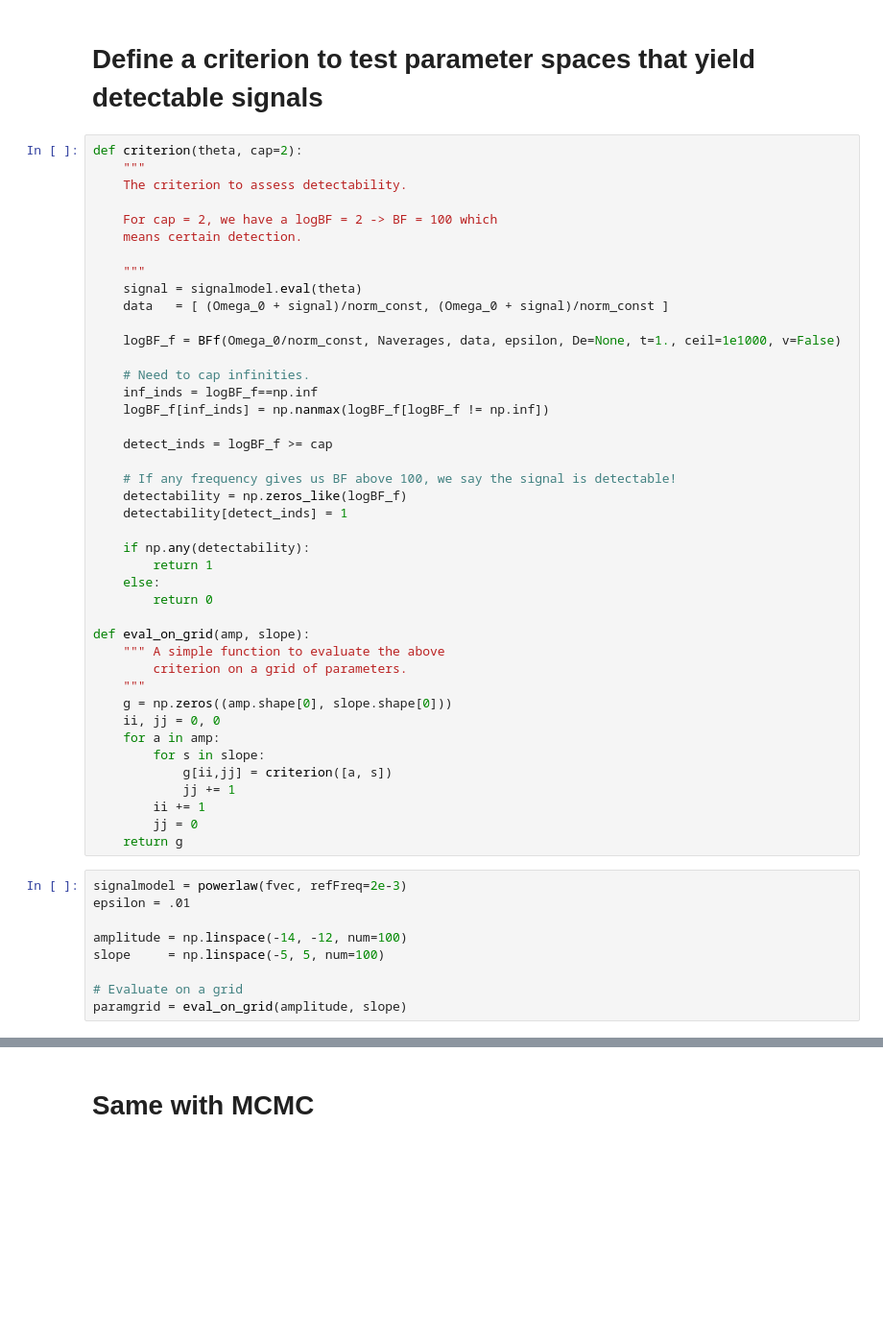
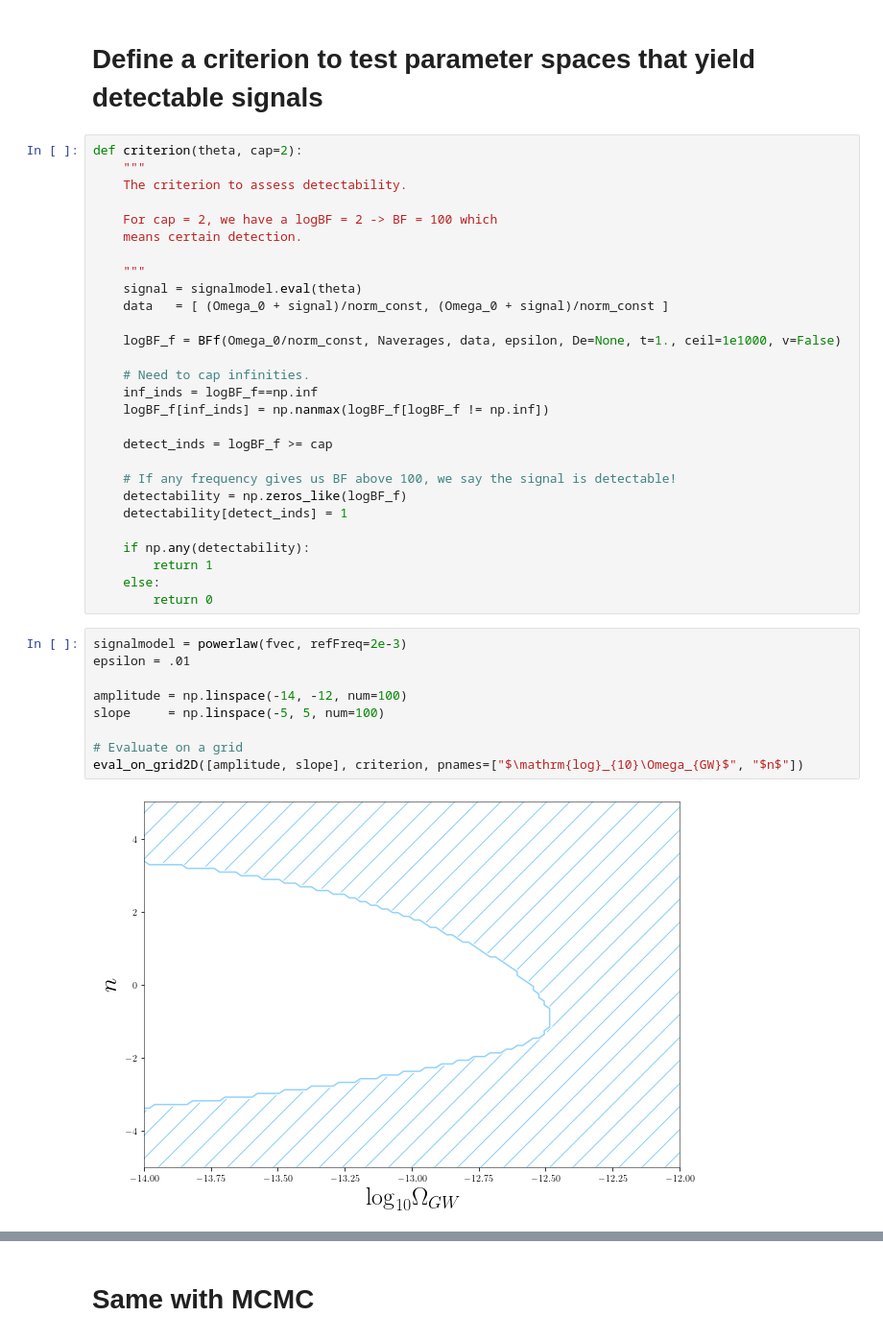
Before and after one commit to karnesis/stochastic-background-detectability, a Jupyter notebook: notebooks/explore_parameter_spaces_powerlaw.ipynb, the cells around one changed output, grey strips where cells are left out. Shown at 96% size. Cells and saved outputs as stored; diff of their text form; blank space fills up the shorter version.

```diff
--- a/notebooks/explore_parameter_spaces_powerlaw.ipynb
+++ b/notebooks/explore_parameter_spaces_powerlaw.ipynb
@@ -136,26 +137,14 @@ def criterion(theta, cap=2):
         return 1
     else:
         return 0
-
-def eval_on_grid(amp, slope):
-    """ A simple function to evaluate the above
-        criterion on a grid of parameters.
-    """
-    g = np.zeros((amp.shape[0], slope.shape[0]))
-    ii, jj = 0, 0
-    for a in amp:
-        for s in slope:
-            g[ii,jj] = criterion([a, s])
-            jj += 1
-        ii += 1
-        jj = 0
-    return g
 # %%
 signalmodel = powerlaw(fvec, refFreq=2e-3)
 epsilon = .01
 
 amplitude = np.linspace(-14, -12, num=100)
 slope     = np.linspace(-5, 5, num=100)
 
 # Evaluate on a grid
-paramgrid = eval_on_grid(amplitude, slope)
+eval_on_grid2D([amplitude, slope], criterion, pnames=["$\mathrm{log}_{10}\Omega_{GW}$", "$n$"])
+# %% [output]
+[figure, added]
```
Also changed, not shown: parts of 5 cells of this notebook, 2 other files.
